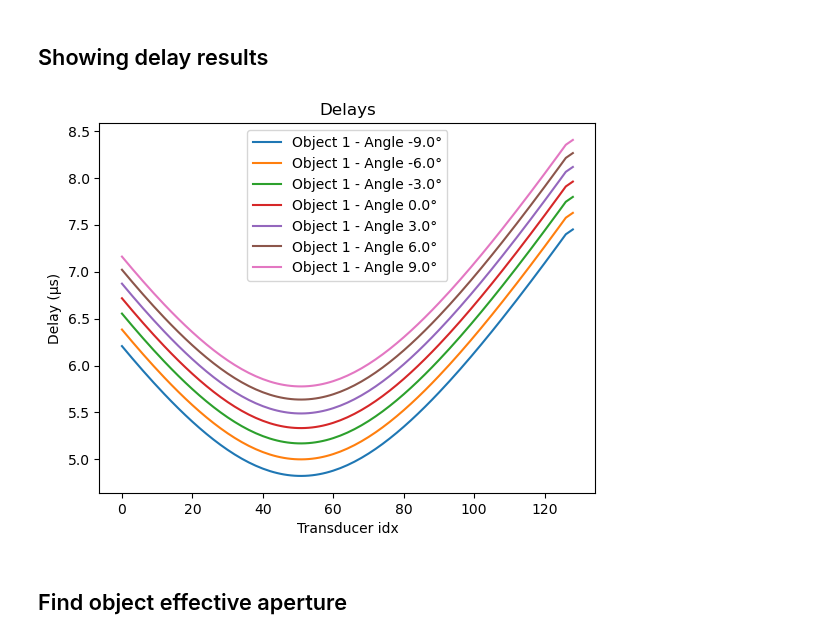
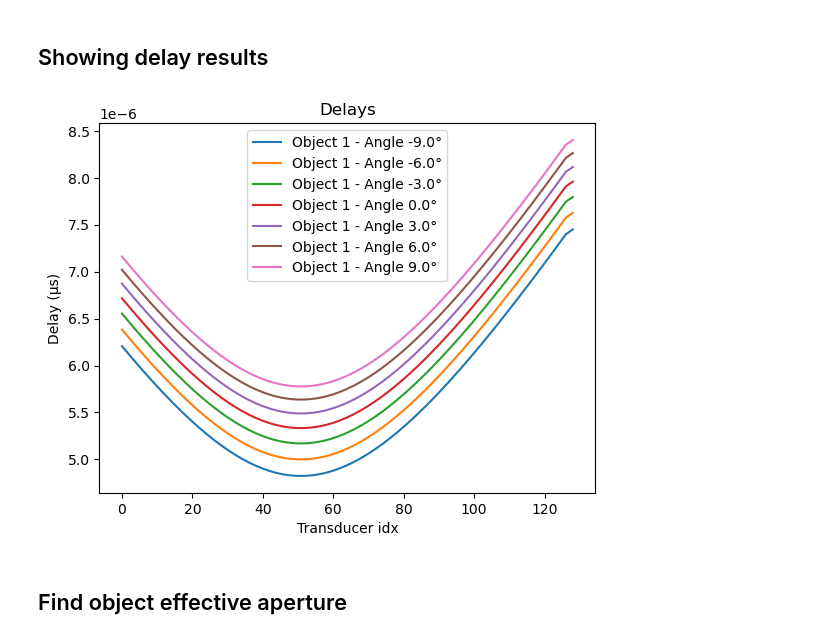
Before and after one commit to MatthieuVAUTRIN/superresolution, a Jupyter notebook: 001_rf_data_generator_params.ipynb, the cells around one changed output. Saved outputs shown, nothing was run; the diff lists cells and outputs as text; code cells hidden in the pictures.

```diff
--- a/001_rf_data_generator_params.ipynb
+++ b/001_rf_data_generator_params.ipynb
@@ -144,15 +144,15 @@ get_delays(objects, C, params["array"]["pitch"], params["array"]["length"], para
 # %%
 plt.figure()
 for i in range (0, len(params["rf"]["angles"])):
     for j in range(0, len(objects)):
-        plt.plot(pos, objects[j].delays[:,i]*1e6, label = f"Object {j+1} - Angle {params["rf"]["angles"][i]}°")
+        plt.plot(pos, objects[j].delays[:,i], label = f"Object {j+1} - Angle {params["rf"]["angles"][i]}°")
 plt.title("Delays")
 plt.xlabel("Transducer idx")
 plt.ylabel("Delay (µs)")
 plt.legend()
 plt.show()
 # %% [output]
-[figure, old version]
+[figure, new version]
 # %% [markdown]
 ## Find object effective aperture
 # %%
```
Also changed, not shown: parts of 5 cells of this notebook, 4 other files.
